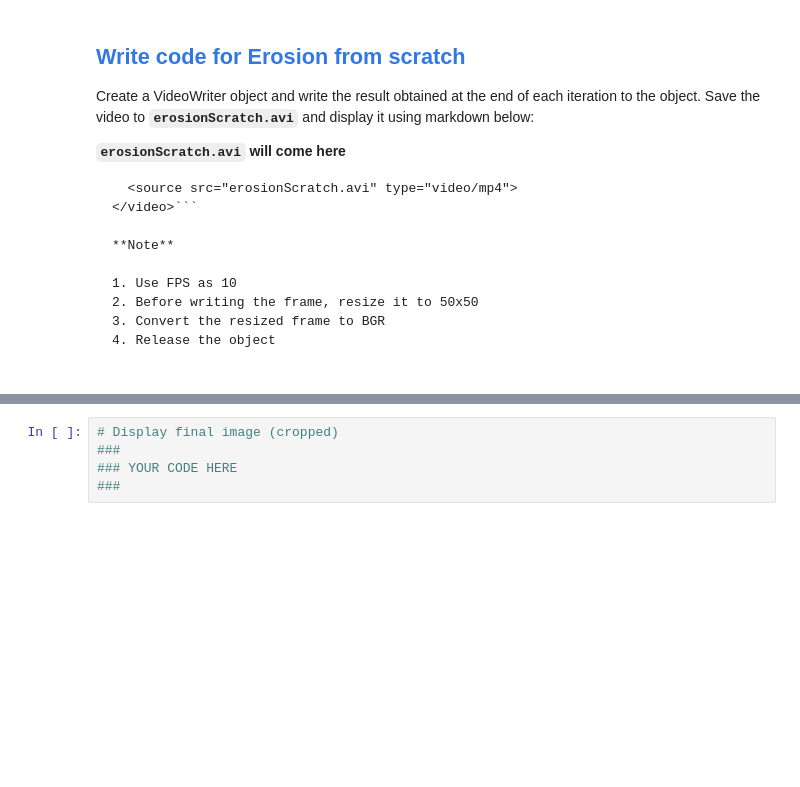
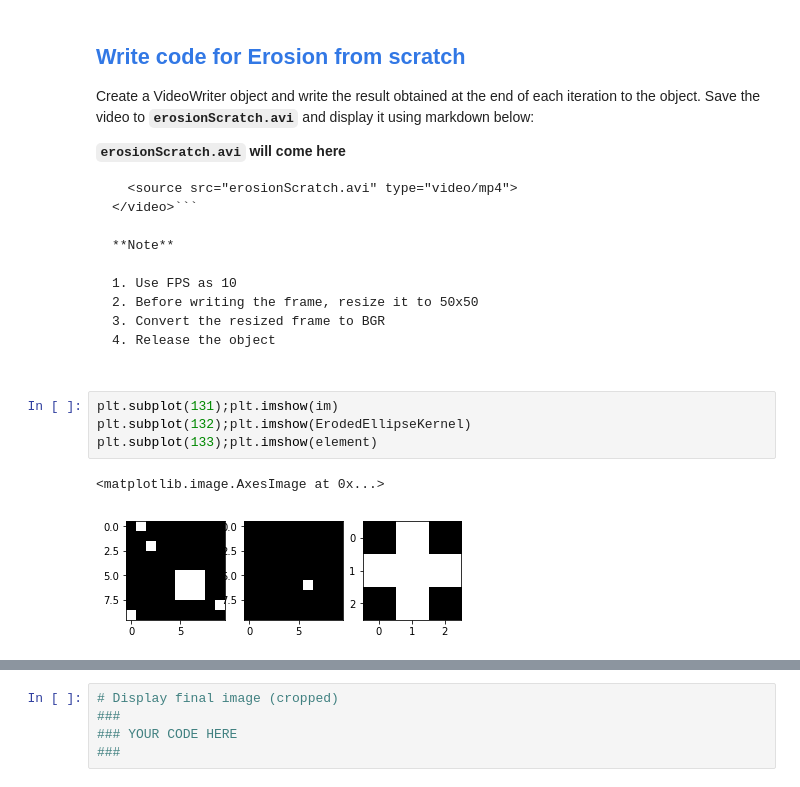
Before and after one commit to BenedictusAryo/practice_opencv, a Jupyter notebook: Computer Vision 1 Introduction (Python)/week3-python/Assignment_1/Structuring-Element-Assignment.ipynb, the cells around one changed output, grey strips where cells are left out. Drawn from its saved outputs; the diff is of its cells as text; blank space fills up the shorter version.

```diff
--- a/Computer Vision 1 Introduction (Python)/week3-python/Assignment_1/Structuring-Element-Assignment.ipynb
+++ b/Computer Vision 1 Introduction (Python)/week3-python/Assignment_1/Structuring-Element-Assignment.ipynb
@@ -200,6 +226,13 @@ Create a VideoWriter object and write the result obtained at the end of each ite
 2. Before writing the frame, resize it to 50x50
 3. Convert the resized frame to BGR
 4. Release the object
+# %%
+plt.subplot(131);plt.imshow(im)
+plt.subplot(132);plt.imshow(ErodedEllipseKernel)
+plt.subplot(133);plt.imshow(element)
+# %% [output]
+<matplotlib.image.AxesImage at 0x...>
+[figure, added]
 # %%
 border = ksize//2
 paddedIm = np.zeros((height + border*2, width + border*2))
```
Also changed, not shown: parts of 7 cells of this notebook, 3 other files.
